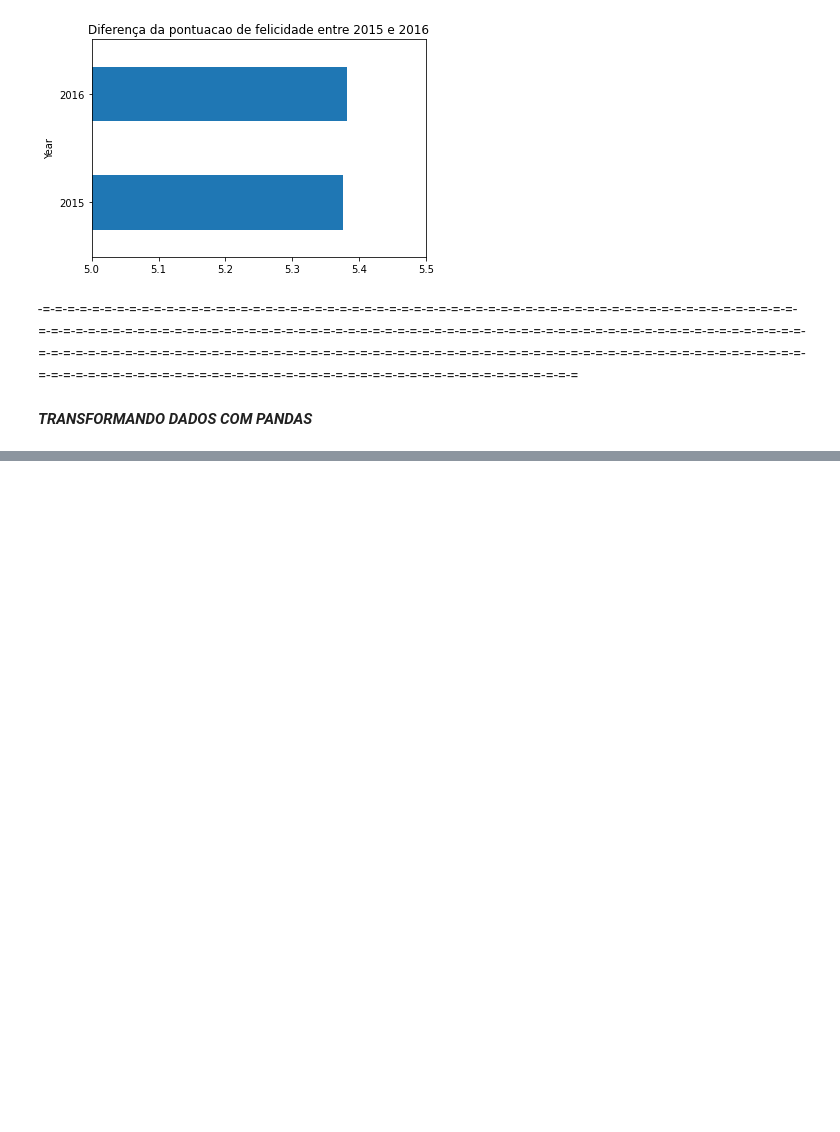
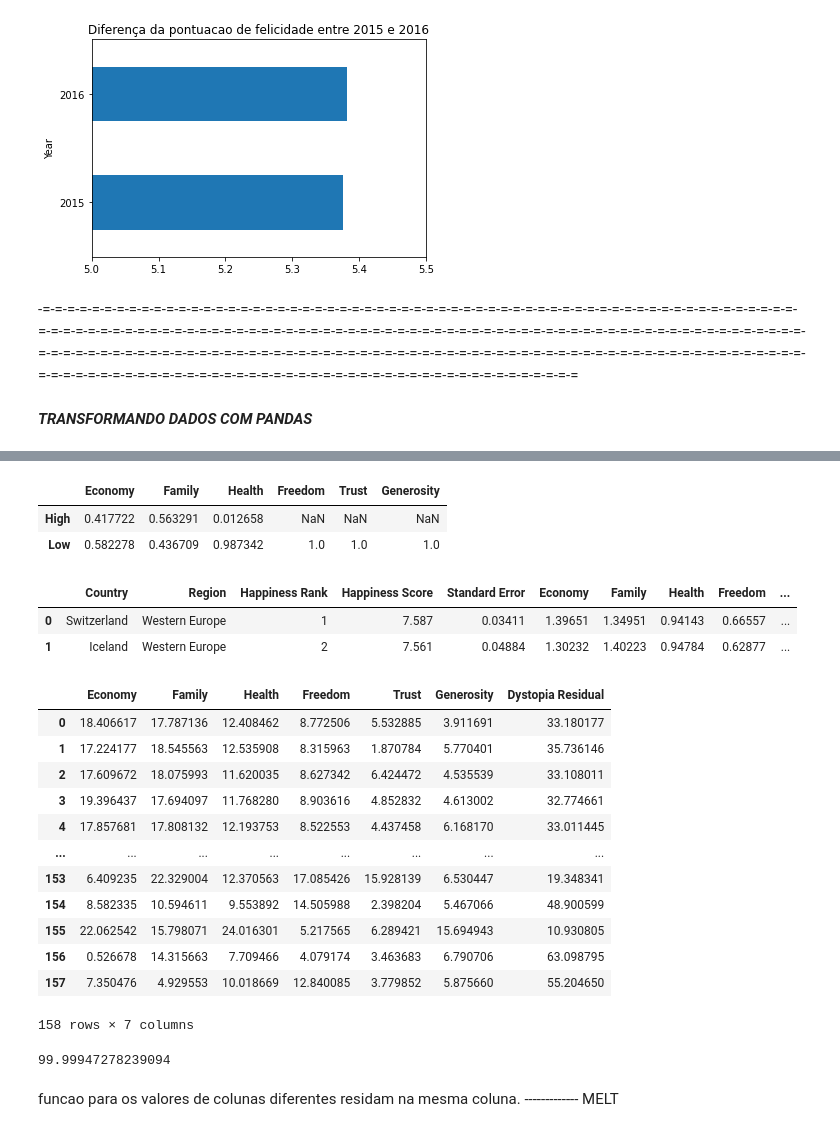
Before and after one commit to LuigiFerrari14/Curso-em-Video-Python---Guanabar-, a Jupyter notebook: Anotacoes.ipynb, the cells around one changed output, grey strips where cells are left out. Saved outputs shown, nothing was run; the diff lists cells and outputs as text; code cells hidden in the pictures; blank space fills up the shorter version.

```diff
--- a/Anotacoes.ipynb
+++ b/Anotacoes.ipynb
@@ -1507,0 +1530,11 @@ diferenca.plot(kind='barh', title='Diferença da pontuacao de felicidade entre 2
+# %%
+def label(element):
+  if element > 1:
+    return 'High'
+  else:
+    return 'Low'
+
+#apply e map retornaram o mesmo resultado
+economy_impact_map = felicidade15['Economy'].map(label)
+economy_impact_apply = felicidade15['Economy'].apply(label)
+equal = economy_impact_apply.equals(economy_impact_map)
@@ -1507,0 +1608,50 @@ diferenca.plot(kind='barh', title='Diferença da pontuacao de felicidade entre 2
+# %%
+#porcentagem dos valores high e low em cada coluna
+#coluna por coluna
+def v_counts(col):
+  num = col.value_counts()
+  den = col.size
+  return num/den
+
+v_counts_pct = factors_impact.apply(v_counts)
+v_counts_pct
+# %% [output]
+|  | Economy | Family | Health | Freedom | Trust | Generosity |
+| High | 0.417722 | 0.563291 | 0.012658 | NaN | NaN | NaN |
+| Low | 0.582278 | 0.436709 | 0.987342 | 1.0 | 1.0 | 1.0 |
+# %%
+felicidade15.head(2)
+# %% [output]
+|  | Country | Region | Happiness Rank | Happiness Score | Standard Error | Economy | Family | Health | Freedom | ... |
+| 0 | Switzerland | Western Europe | 1 | 7.587 | 0.03411 | 1.39651 | 1.34951 | 0.94143 | 0.66557 | ... |
+| 1 | Iceland | Western Europe | 2 | 7.561 | 0.04884 | 1.30232 | 1.40223 | 0.94784 | 0.62877 | ... |
+# %%
+factors = ['Economy', 'Family', 'Health', 'Freedom', 'Trust', 'Generosity','Dystopia Residual']
+
+def porcentagem(col):
+  div = col/felicidade15['Happiness Score']
+  return div * 100
+
+factor_percentages = felicidade15[factors].apply(porcentagem)
+factor_percentages
+# %% [output]
+|  | Economy | Family | Health | Freedom | Trust | Generosity | Dystopia Residual |
+| 0 | 18.406617 | 17.787136 | 12.408462 | 8.772506 | 5.532885 | 3.911691 | 33.180177 |
+| 1 | 17.224177 | 18.545563 | 12.535908 | 8.315963 | 1.870784 | 5.770401 | 35.736146 |
+| 2 | 17.609672 | 18.075993 | 11.620035 | 8.627342 | 6.424472 | 4.535539 | 33.108011 |
+| 3 | 19.396437 | 17.694097 | 11.768280 | 8.903616 | 4.852832 | 4.613002 | 32.774661 |
+| 4 | 17.857681 | 17.808132 | 12.193753 | 8.522553 | 4.437458 | 6.168170 | 33.011445 |
+| ... | ... | ... | ... | ... | ... | ... | ... |
+| 153 | 6.409235 | 22.329004 | 12.370563 | 17.085426 | 15.928139 | 6.530447 | 19.348341 |
+| 154 | 8.582335 | 10.594611 | 9.553892 | 14.505988 | 2.398204 | 5.467066 | 48.900599 |
+| 155 | 22.062542 | 15.798071 | 24.016301 | 5.217565 | 6.289421 | 15.694943 | 10.930805 |
+| 156 | 0.526678 | 14.315663 | 7.709466 | 4.079174 | 3.463683 | 6.790706 | 63.098795 |
+| 157 | 7.350476 | 4.929553 | 10.018669 | 12.840085 | 3.779852 | 5.875660 | 55.204650 |
+158 rows × 7 columns
+# %%
+#os 100%l
+factor_percentages.iloc[0,:].sum()
+# %% [output]
+99.99947278239094
+# %% [markdown]
+funcao para os valores de colunas diferentes residam na mesma coluna. ------------- MELT
```
Also changed, not shown: parts of 24 cells of this notebook.
